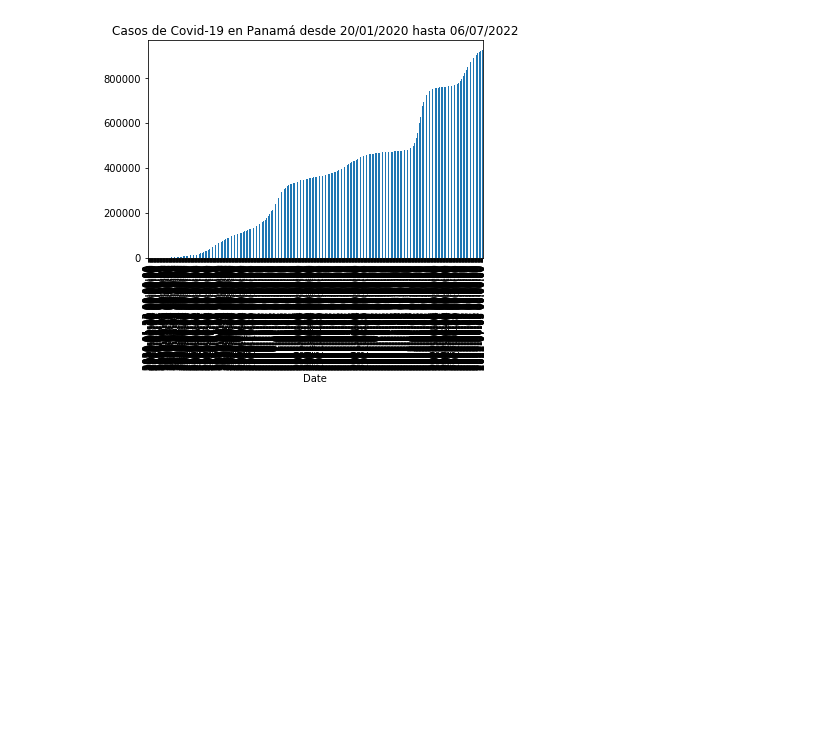
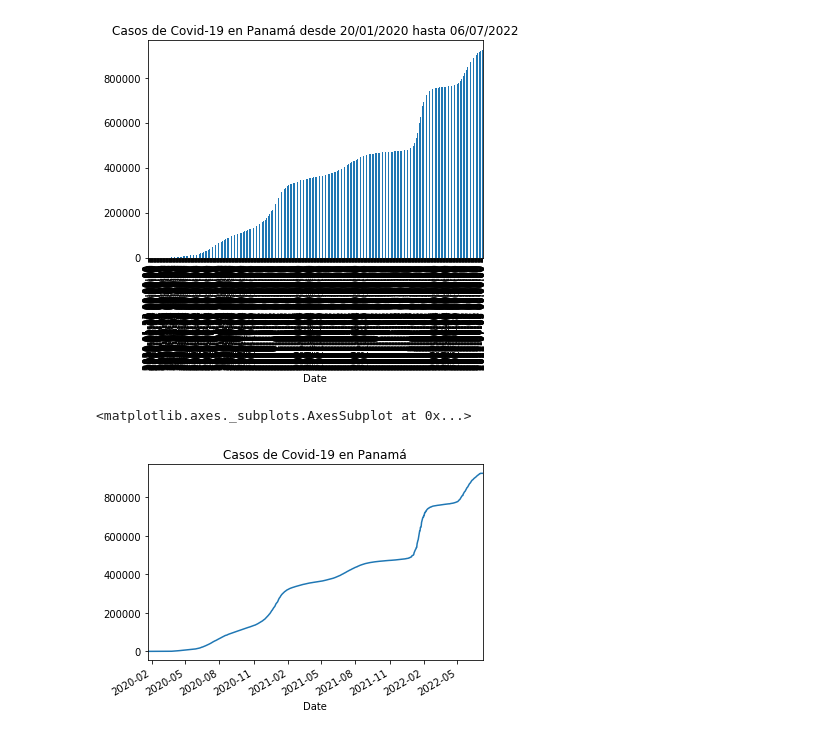
Before and after one commit to nebrijas/maparicio24, a Jupyter notebook: api-covid-pandas.ipynb, the cells around one changed output. Cells and saved outputs as stored; diff of their text form; code cells hidden in the pictures; blank space fills up the shorter version.

Commit message:
API Covid Pandas y archivos

```diff
--- a/api-covid-pandas.ipynb
+++ b/api-covid-pandas.ipynb
@@ -178,3 +178,12 @@ plot_rt_pa = df_rt_pa.set_index('Date')['Cases'].plot(title=u"Casos de Covid-19
 plot_rt_pa = df_rt_pa.set_index('Date')['Cases'].plot(title=u"Casos de Covid-19 en Panamá desde 20/01/2020 hasta 06/07/2022",kind="bar")
 # %% [output]
 [figure]
+# %%
+df_rt_pa = pd.read_json(url_rt_pa)
+df_rt_es = pd.read_json(url_rt_es)
+# %%
+casos_pa = df_rt_pa.set_index('Date')['Cases']
+casos_pa.plot(title=u"Casos de Covid-19 en Panamá")
+# %% [output]
+<matplotlib.axes._subplots.AxesSubplot at 0x...>
+[figure, added]
```
Also changed, not shown: parts of 36 cells of this notebook, 5 other files.
